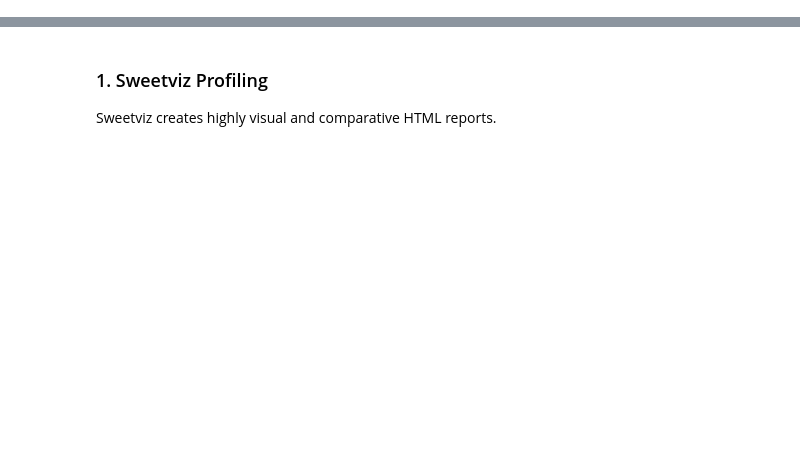
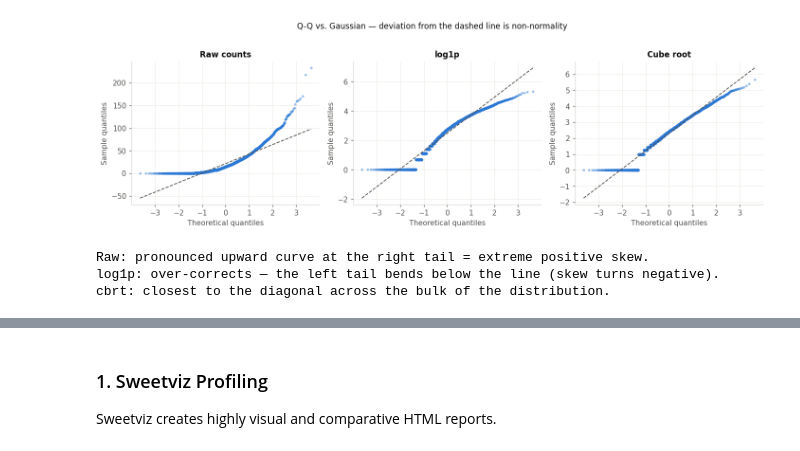
Before and after one commit to RicketyMajor/vitalflow, a Jupyter notebook: notebooks/03_eda_comprehensive.ipynb, the cells around one changed output, grey strips where cells are left out. Drawn from its saved outputs; the diff is of its cells as text; code cells hidden in the pictures; blank space fills up the shorter version.

```diff
--- a/notebooks/03_eda_comprehensive.ipynb
+++ b/notebooks/03_eda_comprehensive.ipynb
@@ -54,0 +159,17 @@ Extracted 1485513 daily aggregated records for profiling.
+# %%
+shape = pd.DataFrame({
+    "mean": df[COLS].mean(),
+    "median": df[COLS].median(),
+    "std": df[COLS].std(),
+    "max": df[COLS].max(),
+    "zeros_%": (df[COLS] == 0).mean() * 100,
+    "skew": df[COLS].skew(),
+    "excess_kurtosis": df[COLS].kurtosis(),
+})
+display(shape.round(2))
+
+print("Reading it:")
+for c in COLS:
+    s, k = shape.loc[c, "skew"], shape.loc[c, "excess_kurtosis"]
+    flag = "EXTREME" if abs(k) > 100 else ("heavy" if abs(k) > 7 else "acceptable")
+    print(f"  {c:22} skew {s:9.2f} · excess kurtosis {k:12.1f}  → {flag}")
@@ -54,0 +247,25 @@ Extracted 1485513 daily aggregated records for profiling.
+# %%
+# Q-Q plots: the honest visual test. Points on the diagonal = Gaussian.
+fig, axes = plt.subplots(1, 3, figsize=(13, 4), sharey=False)
+for ax, (v, label) in zip(axes, [(x, "Raw counts"),
+                                 (np.log1p(x), "log1p"),
+                                 (np.cbrt(x), "Cube root")]):
+    s = rng.choice(np.asarray(v, dtype=float), SUB, replace=False)
+    stats.probplot(s, dist="norm", plot=ax)
+    ax.get_lines()[0].set(marker="o", markersize=2.5, alpha=0.35,
+                          color=BLUE, linestyle="none")
+    ax.get_lines()[1].set(color=INK_SOFT, linewidth=1.2, linestyle="--")
+    ax.set_title(label)
+    ax.set_xlabel("Theoretical quantiles"); ax.set_ylabel("Sample quantiles")
+fig.suptitle("Q-Q vs. Gaussian — deviation from the dashed line is non-normality",
+             y=1.02, fontsize=11, color=INK)
+plt.tight_layout(); plt.show()
+
+print("Raw: pronounced upward curve at the right tail = extreme positive skew.")
+print("log1p: over-corrects — the left tail bends below the line (skew turns negative).")
+print("cbrt: closest to the diagonal across the bulk of the distribution.")
+# %% [output]
+[figure, added]
+Raw: pronounced upward curve at the right tail = extreme positive skew.
+log1p: over-corrects — the left tail bends below the line (skew turns negative).
+cbrt: closest to the diagonal across the bulk of the distribution.
```
Also changed, not shown: parts of 27 cells of this notebook, 5 other files.
